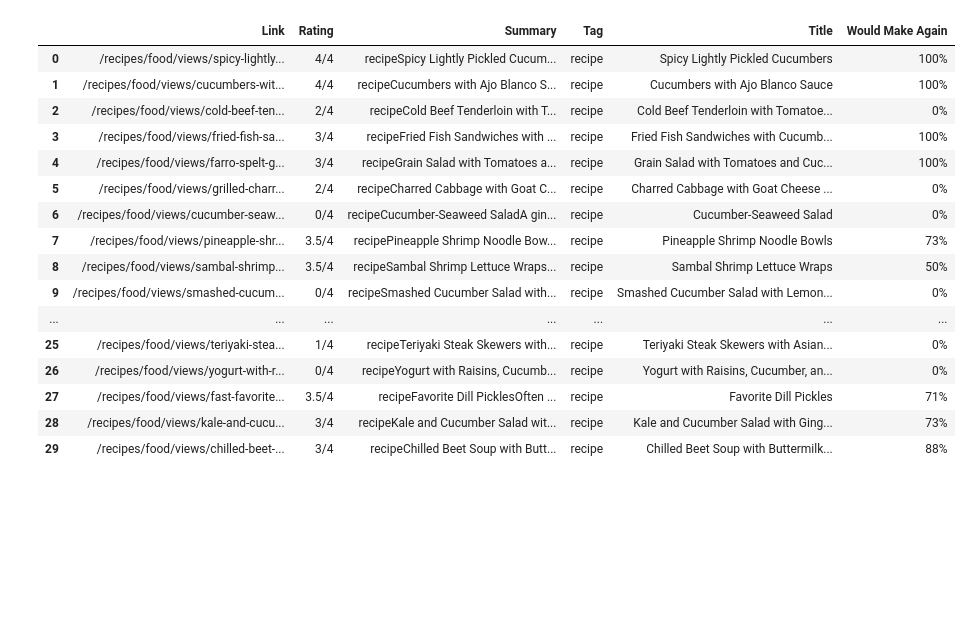
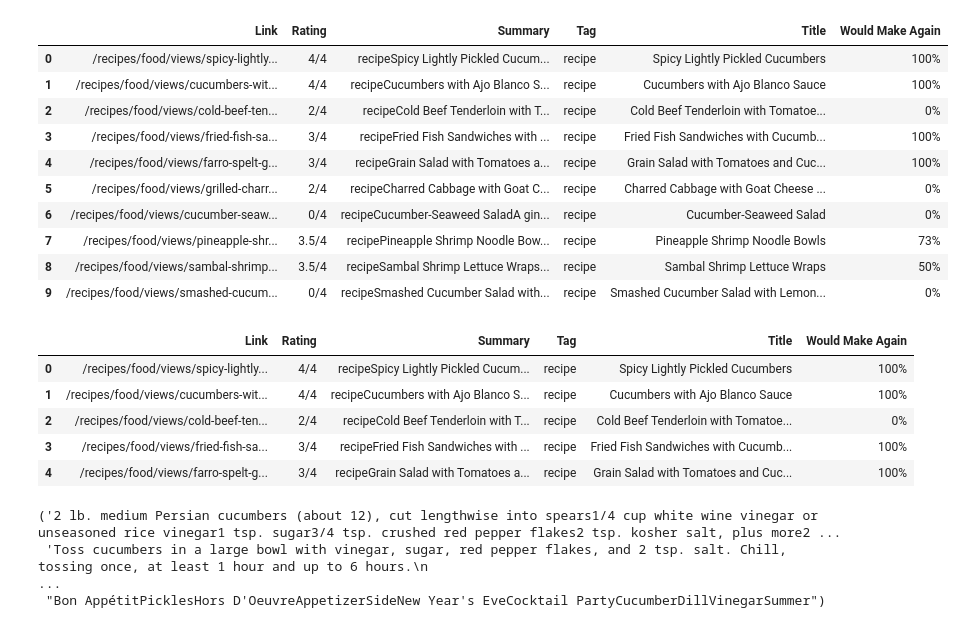
Before and after one commit to aliyaute/foundations_homework, a Jupyter notebook: 09-homework/Epicurious.ipynb, the cells around one changed output. Cells and saved outputs as stored; diff of their text form; code cells hidden in the pictures; blank space fills up the shorter version.

```diff
--- a/09-homework/Epicurious.ipynb
+++ b/09-homework/Epicurious.ipynb
@@ -7,6 +7,6 @@ from bs4 import BeautifulSoup
 response = requests.get(f"https://www.epicurious.com/search/cucumbers?page={page_num}")
 doc = BeautifulSoup(response.text)
 # %%
-for page_num in range (1, 11):
-    url = f"https://www.epicurious.com/search/cucumbers?page={page_num}"
-    print(url)
+#for page_num in range (1, 11):
+#    url = f"https://www.epicurious.com/search/cucumbers?page={page_num}"
+#    print(url)
@@ -24,5 +13,4 @@ https://www.epicurious.com/search/cucumbers?page=10
 # %%
-items = doc.find_all("article", class_="recipe-content-card")
-for item in items:
-    print(items)
+#items = doc.find_all("article", class_="recipe-content-card")
+url
 # %% [output]
@@ -36,8 +19,8 @@ for item in items:
 cucumber = []
 
 for page_num in range(1, 11):
-    url = f"https://www.epicurious.com/search/cucumbers?page={page_num}"
-    print("Now scraping", url)
+    url = (f"https://www.epicurious.com/search/cucumbers?page={page_num}")
+    #print("Now scraping", url)
 
     response = requests.get(url)
     doc = BeautifulSoup(response.text)
@@ -58,7 +41,7 @@ for page_num in range(1, 11):
 
         cucumber.append(row)
 
-        print(cucumber)
+        #print(cucumber)
 
 df = pd.DataFrame(cucumber)
 df.head()
@@ -83,22 +55,16 @@ Now scraping https://www.epicurious.com/search/cucumbers?page=1
 # %%
 df = pd.DataFrame(cucumber)
 df.to_csv("cucumber.csv", index=False)
-df.head(30)
+df.head(10)
 # %% [output]
 |  | Link | Rating | Summary | Tag | Title | Would Make Again |
 | 0 | /recipes/food/views/spicy-lightly... | 4/4 | recipeSpicy Lightly Pickled Cucum... | recipe | Spicy Lightly Pickled Cucumbers | 100% |
 | 1 | /recipes/food/views/cucumbers-wit... | 4/4 | recipeCucumbers with Ajo Blanco S... | recipe | Cucumbers with Ajo Blanco Sauce | 100% |
 | 2 | /recipes/food/views/cold-beef-ten... | 2/4 | recipeCold Beef Tenderloin with T... | recipe | Cold Beef Tenderloin with Tomatoe... | 0% |
 | 3 | /recipes/food/views/fried-fish-sa... | 3/4 | recipeFried Fish Sandwiches with ... | recipe | Fried Fish Sandwiches with Cucumb... | 100% |
 | 4 | /recipes/food/views/farro-spelt-g... | 3/4 | recipeGrain Salad with Tomatoes a... | recipe | Grain Salad with Tomatoes and Cuc... | 100% |
 | 5 | /recipes/food/views/grilled-charr... | 2/4 | recipeCharred Cabbage with Goat C... | recipe | Charred Cabbage with Goat Cheese ... | 0% |
 | 6 | /recipes/food/views/cucumber-seaw... | 0/4 | recipeCucumber-Seaweed SaladA gin... | recipe | Cucumber-Seaweed Salad | 0% |
 | 7 | /recipes/food/views/pineapple-shr... | 3.5/4 | recipePineapple Shrimp Noodle Bow... | recipe | Pineapple Shrimp Noodle Bowls | 73% |
 | 8 | /recipes/food/views/sambal-shrimp... | 3.5/4 | recipeSambal Shrimp Lettuce Wraps... | recipe | Sambal Shrimp Lettuce Wraps | 50% |
 | 9 | /recipes/food/views/smashed-cucum... | 0/4 | recipeSmashed Cucumber Salad with... | recipe | Smashed Cucumber Salad with Lemon... | 0% |
-| ... | ... | ... | ... | ... | ... | ... |
-| 25 | /recipes/food/views/teriyaki-stea... | 1/4 | recipeTeriyaki Steak Skewers with... | recipe | Teriyaki Steak Skewers with Asian... | 0% |
-| 26 | /recipes/food/views/yogurt-with-r... | 0/4 | recipeYogurt with Raisins, Cucumb... | recipe | Yogurt with Raisins, Cucumber, an... | 0% |
-| 27 | /recipes/food/views/fast-favorite... | 3.5/4 | recipeFavorite Dill PicklesOften ... | recipe | Favorite Dill Pickles | 71% |
-| 28 | /recipes/food/views/kale-and-cucu... | 3/4 | recipeKale and Cucumber Salad wit... | recipe | Kale and Cucumber Salad with Ging... | 73% |
-| 29 | /recipes/food/views/chilled-beet-... | 3/4 | recipeChilled Beet Soup with Butt... | recipe | Chilled Beet Soup with Buttermilk... | 88% |
@@ -104,0 +74,10 @@ df.head(30)
+# %%
+df = df[df.Tag == 'recipe']
+df.head()
+# %% [output]
+|  | Link | Rating | Summary | Tag | Title | Would Make Again |
+| 0 | /recipes/food/views/spicy-lightly... | 4/4 | recipeSpicy Lightly Pickled Cucum... | recipe | Spicy Lightly Pickled Cucumbers | 100% |
+| 1 | /recipes/food/views/cucumbers-wit... | 4/4 | recipeCucumbers with Ajo Blanco S... | recipe | Cucumbers with Ajo Blanco Sauce | 100% |
+| 2 | /recipes/food/views/cold-beef-ten... | 2/4 | recipeCold Beef Tenderloin with T... | recipe | Cold Beef Tenderloin with Tomatoe... | 0% |
+| 3 | /recipes/food/views/fried-fish-sa... | 3/4 | recipeFried Fish Sandwiches with ... | recipe | Fried Fish Sandwiches with Cucumb... | 100% |
+| 4 | /recipes/food/views/farro-spelt-g... | 3/4 | recipeGrain Salad with Tomatoes a... | recipe | Grain Salad with Tomatoes and Cuc... | 100% |
@@ -104,0 +88,10 @@ df.head(30)
+# %%
+Ingredients = doc.find(class_="ingredient-groups").text.strip()
+Directions = doc.find(class_='preparation-groups').text.strip()
+Tags = doc.find(class_="tags").text
+
+Ingredients, Directions, Tags
+# %% [output]
+('2 lb. medium Persian cucumbers (about 12), cut lengthwise into spears1/4 cup white wine vinegar or unseasoned rice vinegar1 tsp. sugar3/4 tsp. crushed red pepper flakes2 tsp. kosher salt, plus more2 ...
+ 'Toss cucumbers in a large bowl with vinegar, sugar, red pepper flakes, and 2 tsp. salt. Chill, tossing once, at least 1 hour and up to 6 hours.\n                                                      ...
+ "Bon AppétitPicklesHors D'OeuvreAppetizerSideNew Year's EveCocktail PartyCucumberDillVinegarSummer")
```
Also changed, not shown: parts of 11 cells of this notebook.
